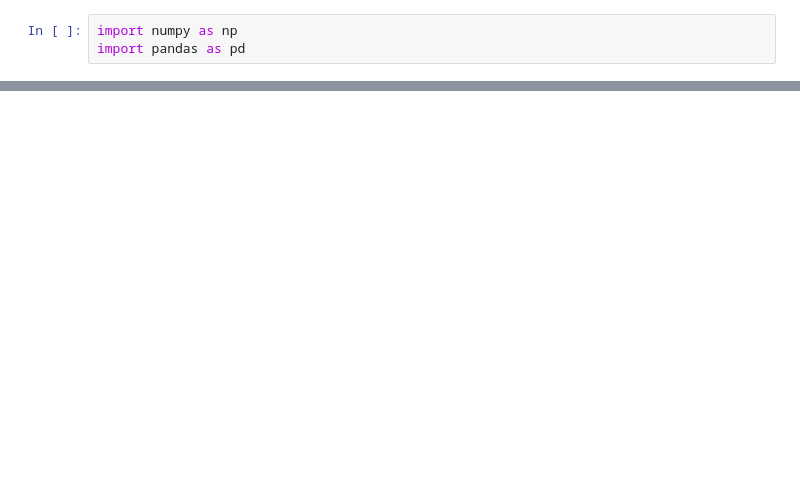
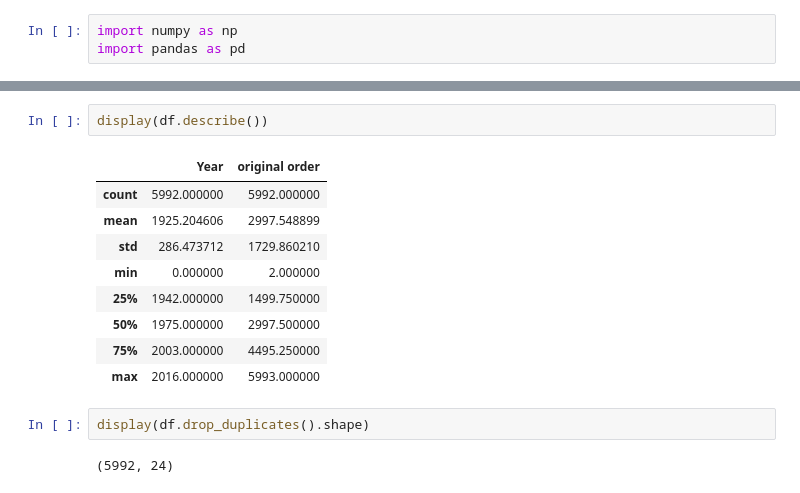
Before and after one commit to ricardoafsp/pandas-project-SharkAttack, a Jupyter notebook: Untitled.ipynb, the cells around one changed output, grey strips where cells are left out. Drawn from its saved outputs; the diff is of its cells as text; blank space fills up the shorter version.

```diff
--- a/Untitled.ipynb
+++ b/Untitled.ipynb
@@ -19,3 +19,19 @@ display(shark_df)
 | 5990 | ND.0002 | 1883-1889 | 0 | Unprovoked | PANAMA | NaN | Panama Bay 8�N, 79�W | NaN | Jules Patterson | M | ... |
 | 5991 | ND.0001 | 1845-1853 | 0 | Unprovoked | CEYLON (SRI LANKA) | Eastern Province | Below the English fort, Trincomalee | Swimming | male | M | ... |
 5992 rows × 24 columns
+# %%
+display(df.describe())
+# %% [output]
+|  | Year | original order |
+| count | 5992.000000 | 5992.000000 |
+| mean | 1925.204606 | 2997.548899 |
+| std | 286.473712 | 1729.860210 |
+| min | 0.000000 | 2.000000 |
+| 25% | 1942.000000 | 1499.750000 |
+| 50% | 1975.000000 | 2997.500000 |
+| 75% | 2003.000000 | 4495.250000 |
+| max | 2016.000000 | 5993.000000 |
+# %%
+display(df.drop_duplicates().shape)
+# %% [output]
+(5992, 24)
```
Also changed, not shown: parts of 9 cells of this notebook, 1 other file.
